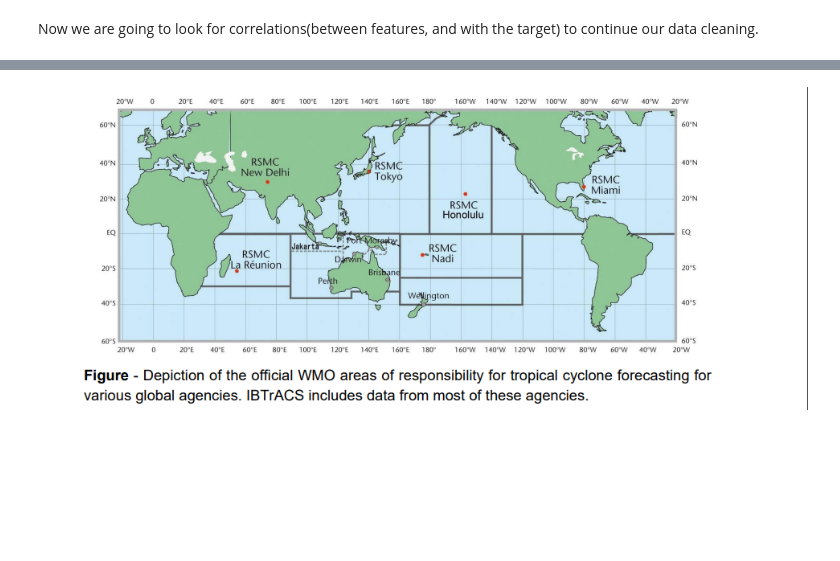
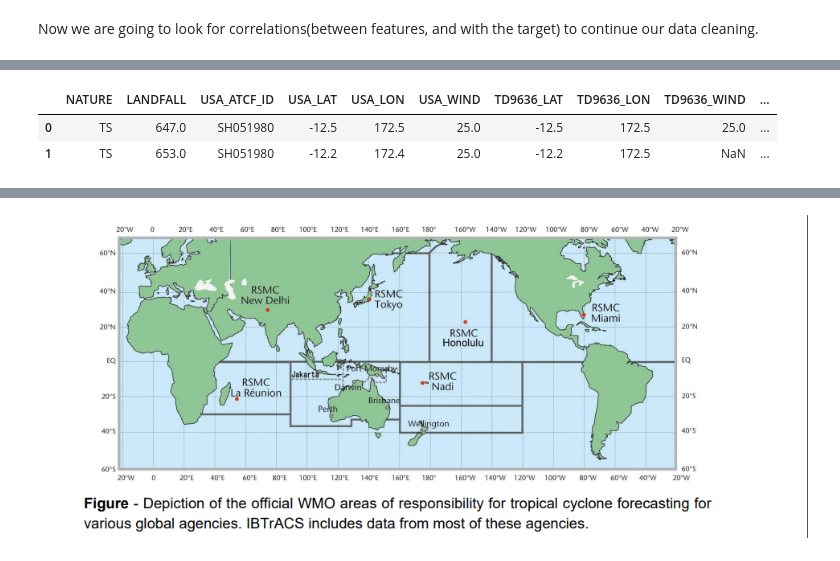
Before and after one commit to PaulVial/TropicalStormsPrediction, a Jupyter notebook: data_exploration.ipynb, the cells around one changed output, grey strips where cells are left out. Drawn from its saved outputs; the diff is of its cells as text; code cells hidden in the pictures; blank space fills up the shorter version.

```diff
--- a/data_exploration.ipynb
+++ b/data_exploration.ipynb
@@ -287,0 +309,10 @@ cat_cols = df.select_dtypes(exclude=['number']).columns.tolist()
+# %%
+#we create a dataframe with the metrics we want to study
+missing_values=df.isna().sum()
+columns_with_missing = missing_values[missing_values > 0]
+df_NaN=df[columns_with_missing.index]
+df_NaN.head(2)
+# %% [output]
+|  | NATURE | LANDFALL | USA_ATCF_ID | USA_LAT | USA_LON | USA_WIND | TD9636_LAT | TD9636_LON | TD9636_WIND | ... |
+| 0 | TS | 647.0 | SH051980 | -12.5 | 172.5 | 25.0 | -12.5 | 172.5 | 25.0 | ... |
+| 1 | TS | 653.0 | SH051980 | -12.2 | 172.4 | 25.0 | -12.2 | 172.5 | NaN | ... |
```
Also changed, not shown: parts of 7 cells of this notebook.
